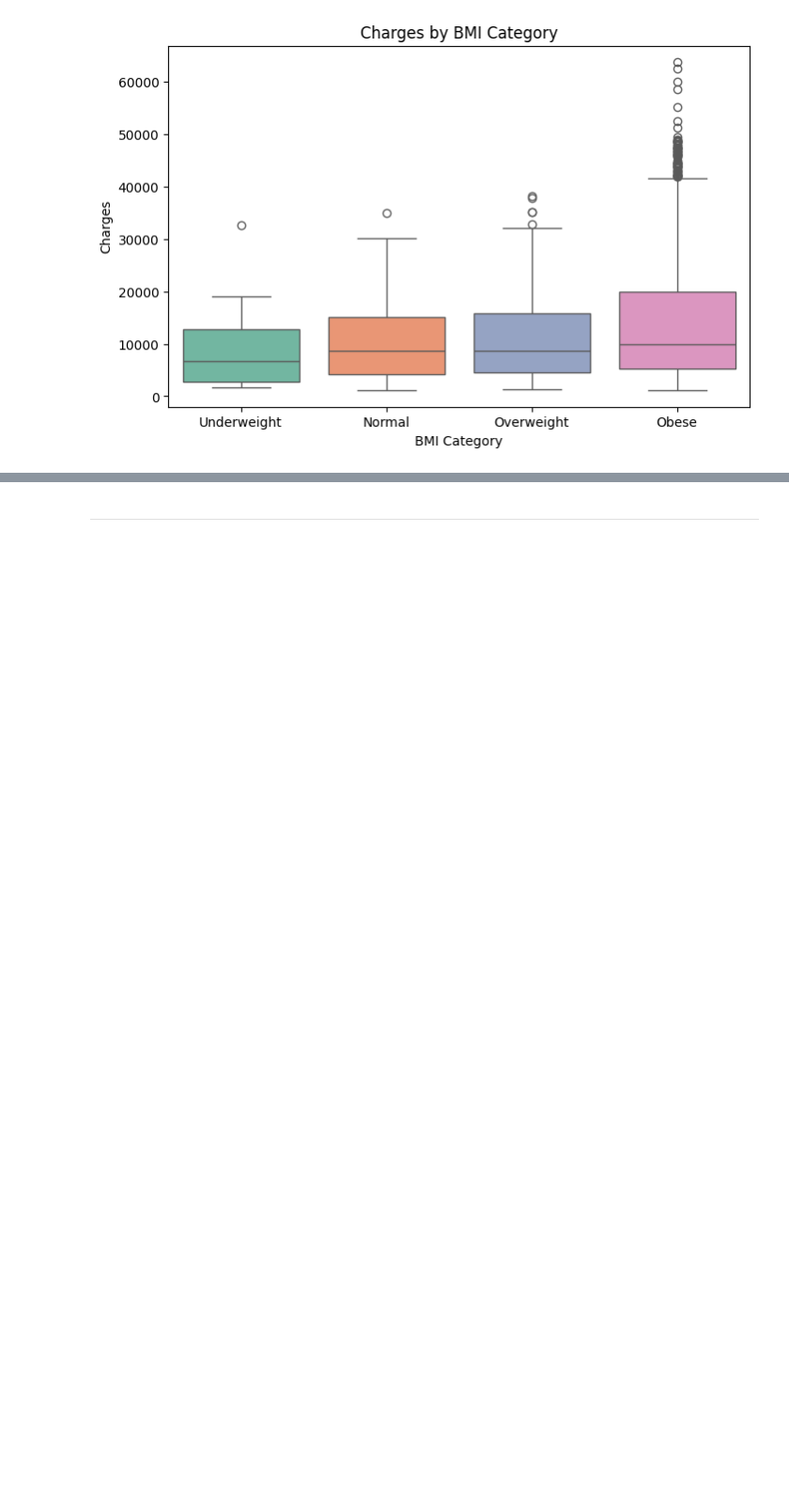
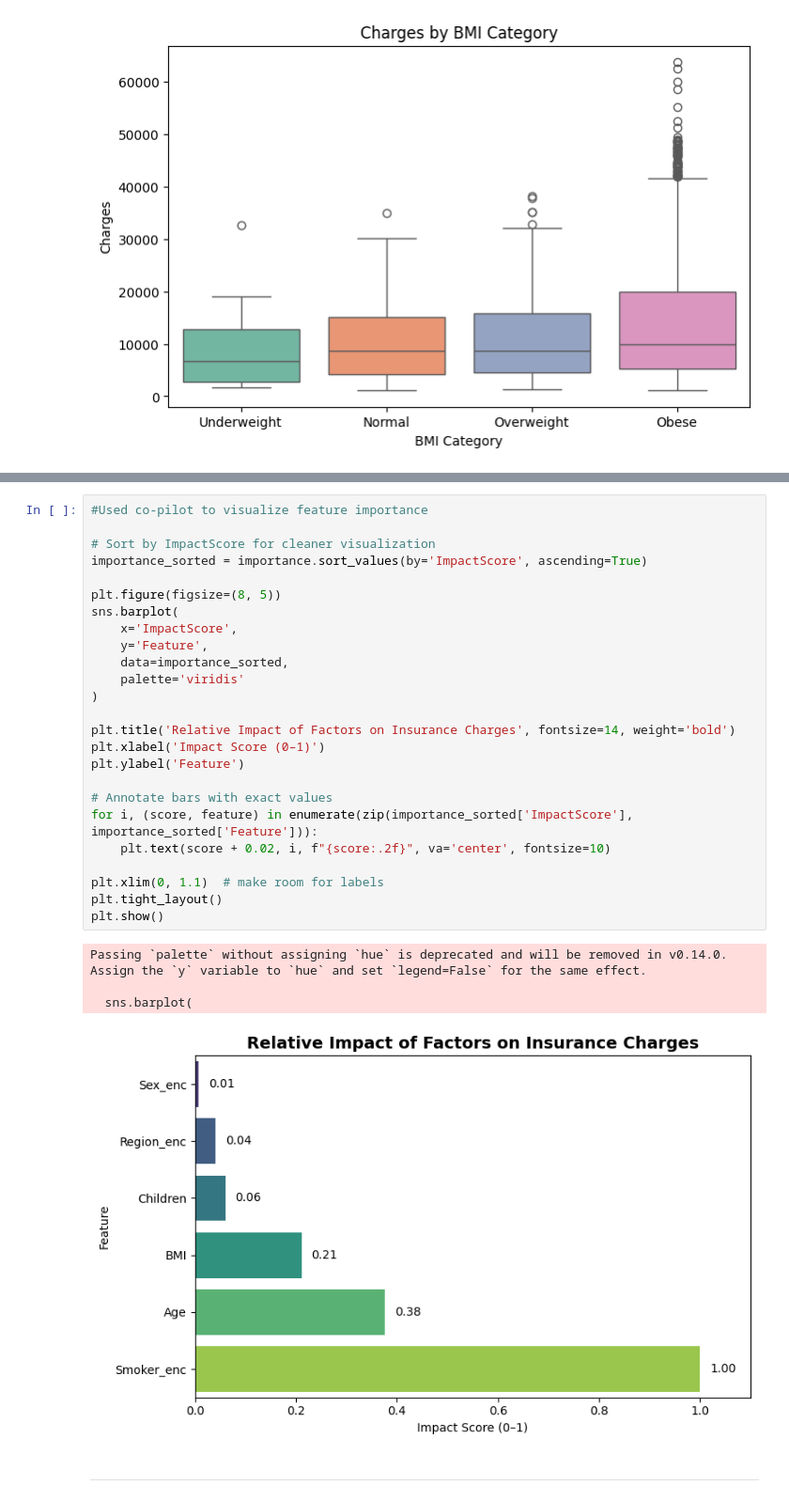
Before and after one commit to Hamza-Murshad/Hackathon2_project_team3, a Jupyter notebook: jupyter_notebooks/EDA.ipynb, the cells around one changed output, grey strips where cells are left out. Shown at 94% size. Cells and saved outputs as stored; diff of their text form; blank space fills up the shorter version.

Commit message:
add feature importance against charges

```diff
--- a/jupyter_notebooks/EDA.ipynb
+++ b/jupyter_notebooks/EDA.ipynb
@@ -347,3 +395,33 @@ Passing `palette` without assigning `hue` is deprecated and will be removed in v
+# %%
+#Used co-pilot to visualize feature importance
+
+# Sort by ImpactScore for cleaner visualization
+importance_sorted = importance.sort_values(by='ImpactScore', ascending=True)
+
+plt.figure(figsize=(8, 5))
+sns.barplot(
+    x='ImpactScore',
+    y='Feature',
+    data=importance_sorted,
+    palette='viridis'
+)
+
+plt.title('Relative Impact of Factors on Insurance Charges', fontsize=14, weight='bold')
+plt.xlabel('Impact Score (0–1)')
+plt.ylabel('Feature')
+
+# Annotate bars with exact values
+for i, (score, feature) in enumerate(zip(importance_sorted['ImpactScore'], importance_sorted['Feature'])):
+    plt.text(score + 0.02, i, f"{score:.2f}", va='center', fontsize=10)
+
+plt.xlim(0, 1.1)  # make room for labels
+plt.tight_layout()
+plt.show()
+# %% [output]
+Passing `palette` without assigning `hue` is deprecated and will be removed in v0.14.0. Assign the `y` variable to `hue` and set `legend=False` for the same effect.
+
+  sns.barplot(
+[figure, added]
 # %% [markdown]
 ---
 # %% [markdown]
```
Also changed, not shown: parts of 5 cells of this notebook.
